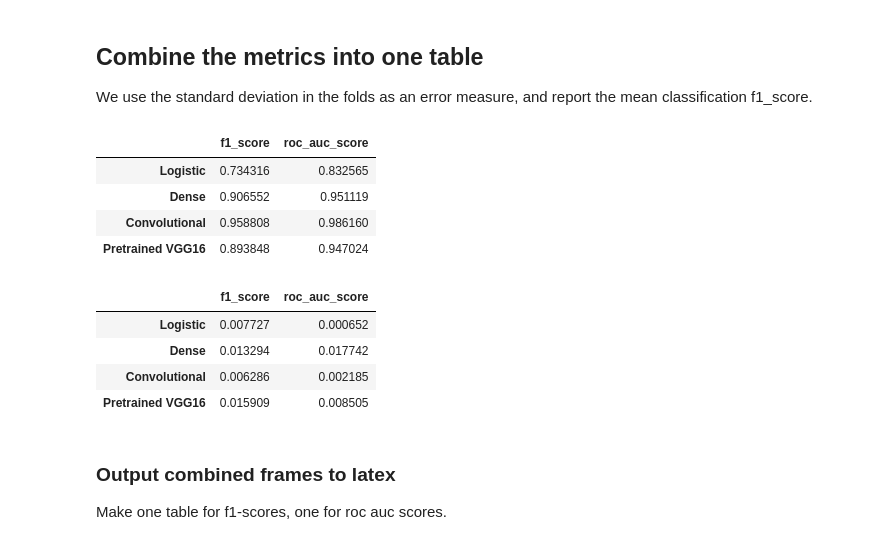
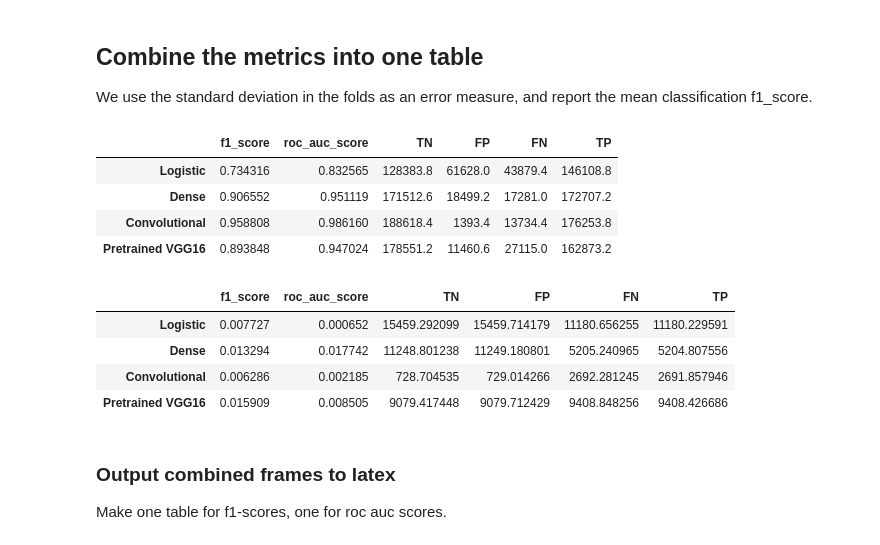
Before and after one commit to geirtul/master_analysis, a Jupyter notebook: notebooks/results/classification_simulated.ipynb, the cells around one changed output. Drawn from its saved outputs; the diff is of its cells as text; code cells hidden in the pictures.

```diff
--- a/notebooks/results/classification_simulated.ipynb
+++ b/notebooks/results/classification_simulated.ipynb
@@ -148,47 +146,47 @@ We use the standard deviation in the folds as an error measure, and report the m
 # %%
 all_means = pd.DataFrame(
     [
-        log_means.iloc[0][['f1_score', 'roc_auc_score']],
-        dense_means.iloc[0][['f1_score', 'roc_auc_score']],
-        cnn_means.iloc[0][['f1_score', 'roc_auc_score']],
-        pretrained_means.iloc[0][['f1_score', 'roc_auc_score']]
+        log_means.iloc[0][['f1_score', 'roc_auc_score', 'TN', 'FP', 'FN', 'TP']],
+        dense_means.iloc[0][['f1_score', 'roc_auc_score', 'TN', 'FP', 'FN', 'TP']],
+        cnn_means.iloc[0][['f1_score', 'roc_auc_score', 'TN', 'FP', 'FN', 'TP']],
+        pretrained_means.iloc[0][['f1_score', 'roc_auc_score', 'TN', 'FP', 'FN', 'TP']]
     ]
 ).rename(
     index={
         'log_mean': 'Logistic',
         'dense_mean': 'Dense',
         'cnn_mean': 'Convolutional',
         'pretrained_mean': 'Pretrained VGG16',
     }
 )
 display(all_means)
 all_std = pd.DataFrame(
     [
-        log_means.iloc[1][['f1_score', 'roc_auc_score']],
-        dense_means.iloc[1][['f1_score', 'roc_auc_score']],
-        cnn_means.iloc[1][['f1_score', 'roc_auc_score']],
-        pretrained_means.iloc[1][['f1_score', 'roc_auc_score']],
+        log_means.iloc[1][['f1_score', 'roc_auc_score', 'TN', 'FP', 'FN', 'TP']],
+        dense_means.iloc[1][['f1_score', 'roc_auc_score', 'TN', 'FP', 'FN', 'TP']],
+        cnn_means.iloc[1][['f1_score', 'roc_auc_score', 'TN', 'FP', 'FN', 'TP']],
+        pretrained_means.iloc[1][['f1_score', 'roc_auc_score', 'TN', 'FP', 'FN', 'TP']],
     ]
 ).rename(
     index={
         'log_std': 'Logistic',
         'dense_std': 'Dense',
         'cnn_std': 'Convolutional',
         'pretrained_std': 'Pretrained VGG16',
     }
 )
 display(all_std)
 # %% [output]
-|  | f1_score | roc_auc_score |
-| Logistic | 0.734316 | 0.832565 |
-| Dense | 0.906552 | 0.951119 |
-| Convolutional | 0.958808 | 0.986160 |
-| Pretrained VGG16 | 0.893848 | 0.947024 |
+|  | f1_score | roc_auc_score | TN | FP | FN | TP |
+| Logistic | 0.734316 | 0.832565 | 128383.8 | 61628.0 | 43879.4 | 146108.8 |
+| Dense | 0.906552 | 0.951119 | 171512.6 | 18499.2 | 17281.0 | 172707.2 |
+| Convolutional | 0.958808 | 0.986160 | 188618.4 | 1393.4 | 13734.4 | 176253.8 |
+| Pretrained VGG16 | 0.893848 | 0.947024 | 178551.2 | 11460.6 | 27115.0 | 162873.2 |
-|  | f1_score | roc_auc_score |
-| Logistic | 0.007727 | 0.000652 |
-| Dense | 0.013294 | 0.017742 |
-| Convolutional | 0.006286 | 0.002185 |
-| Pretrained VGG16 | 0.015909 | 0.008505 |
+|  | f1_score | roc_auc_score | TN | FP | FN | TP |
+| Logistic | 0.007727 | 0.000652 | 15459.292099 | 15459.714179 | 11180.656255 | 11180.229591 |
+| Dense | 0.013294 | 0.017742 | 11248.801238 | 11249.180801 | 5205.240965 | 5204.807556 |
+| Convolutional | 0.006286 | 0.002185 | 728.704535 | 729.014266 | 2692.281245 | 2691.857946 |
+| Pretrained VGG16 | 0.015909 | 0.008505 | 9079.417448 | 9079.712429 | 9408.848256 | 9408.426686 |
 # %% [markdown]
 ### Output combined frames to latex
 Make one table for f1-scores, one for roc auc scores.
```
Also changed, not shown: parts of 6 cells of this notebook.
